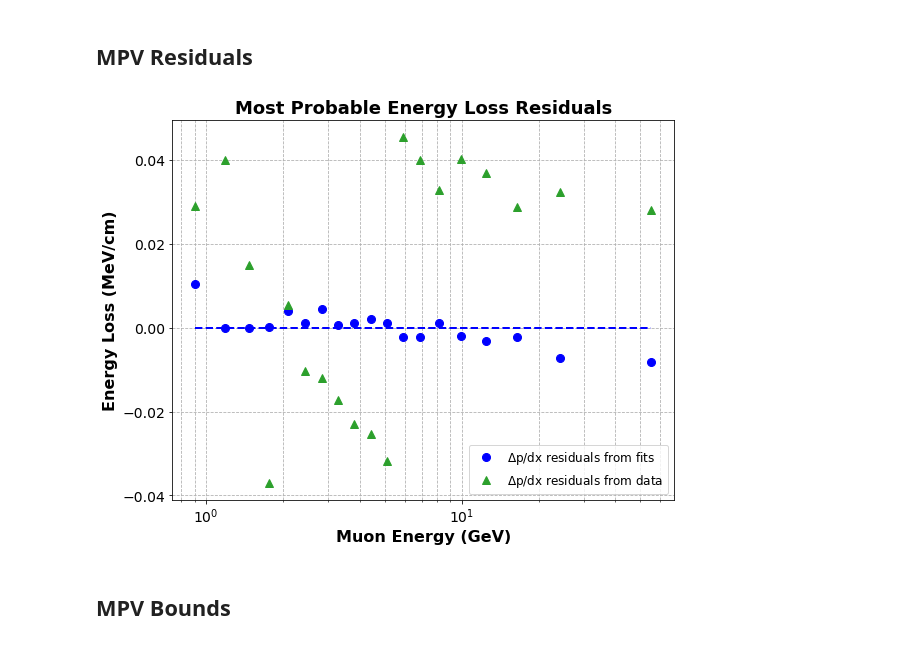
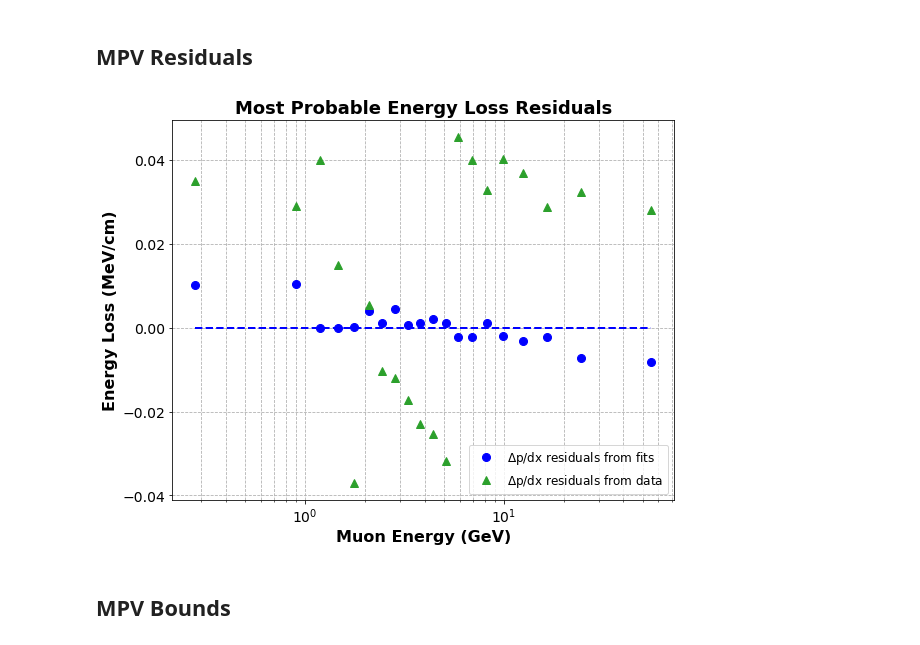
Before and after one commit to socrossley/Cosmic_Muon_CER, a Jupyter notebook: Fit.ipynb, the cells around one changed output. Saved outputs shown, nothing was run; the diff lists cells and outputs as text; code cells hidden in the pictures.

```diff
--- a/Fit.ipynb
+++ b/Fit.ipynb
@@ -13,14 +13,14 @@ import time
 import csv
 warnings.filterwarnings('ignore')
 # %%
-import theory
+import util.theory
 import matplotlib.ticker as mticker
 import pylandau
 from pylandau import langau
 from importlib import reload
 from scipy.optimize import curve_fit, fsolve
 from scipy.integrate import quad
-theory = reload(theory)
+theory = reload(util.theory)
 # %% [markdown]
 ## Reading Data From CSV
 Automatically reads total energy and dedx data from the csv file to RAM as a numpy array. Also converts the total energies to kinetic energies, and filters out energies outside the Bethe regime (0.1, 100) GeV.
@@ -371,24 +372,24 @@ The MPV data is much better fit to the theoretical curve than the average value
 # %% [markdown]
 ## MPV Residuals
 # %%
-dp_cutoff = 1
+dp_cutoff = 0
 expected_mpvs = np.array([ mpv_fit(x*1000, *popt_mpv) for x in e_bin_centers[dp_cutoff:] ])
 zeros = np.zeros(len(e_bin_centers[dp_cutoff:]))
 
 fig = plt.figure(figsize=(9,7))
 ax = plt.gca()
 ax.errorbar(e_bin_centers[dp_cutoff:], np.array(mpvs[dp_cutoff:])-expected_mpvs, fmt='o', label='$\Delta$p/dx residuals from fits', color = 'b')
 ax.errorbar(e_bin_centers[dp_cutoff:], np.array(mpvs_data[dp_cutoff:])-expected_mpvs, fmt='o', label='$\Delta$p/dx residuals from data', color = 'tab:green', marker='^')
 ax.plot(e_bin_centers[dp_cutoff:], zeros, color="b", ls='--')
 ax.legend()
 ax.set_xscale('log')
 ax.set_yscale('linear')
 ax.set_xlabel('Muon Energy (GeV)')
 ax.set_ylabel('Energy Loss (MeV/cm)')
 plt.title("Most Probable Energy Loss Residuals")
 fig.show()
 # %% [output]
-[figure, old version]
+[figure, new version]
 # %% [markdown]
 ## MPV Bounds
 # %%
```
Also changed, not shown: parts of 6 cells of this notebook, 8 other files.
